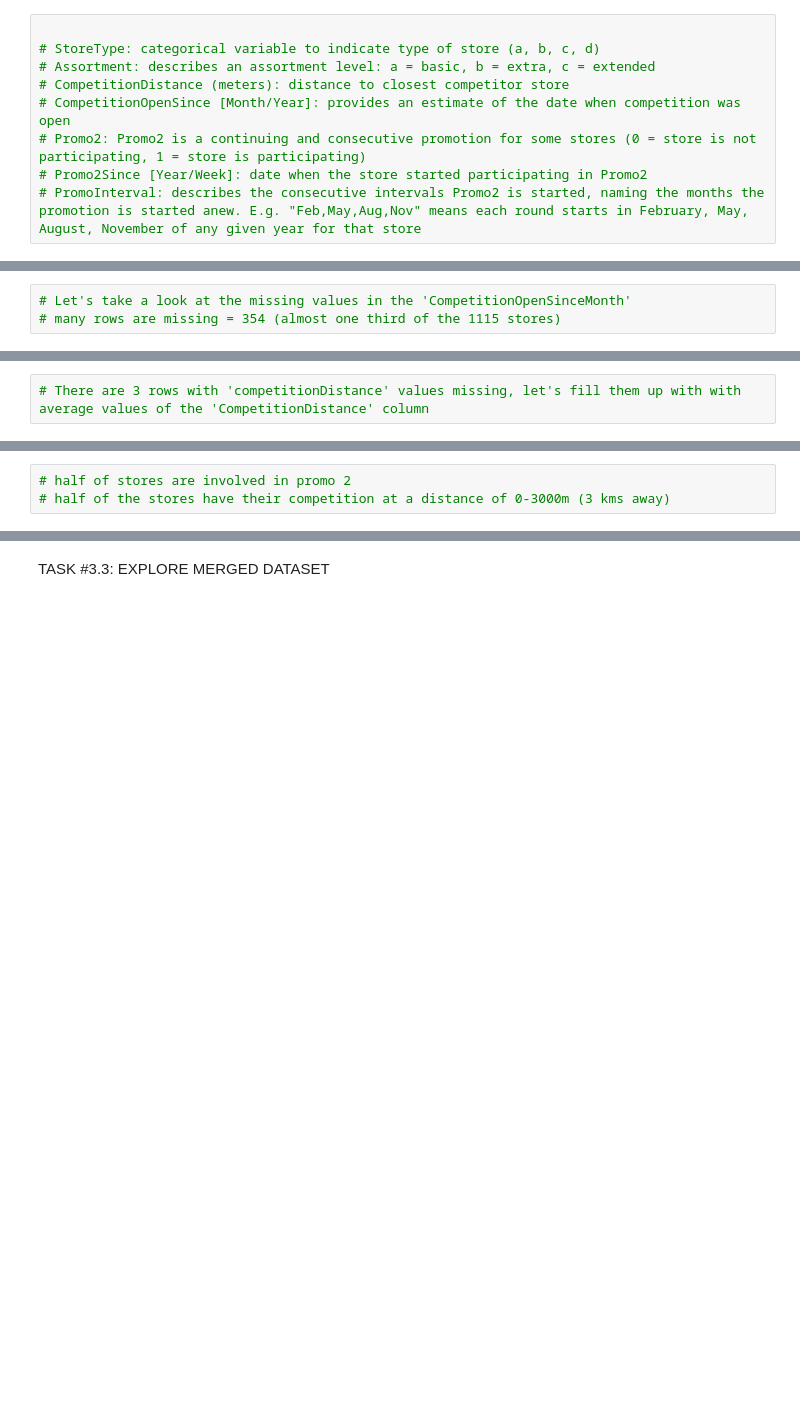
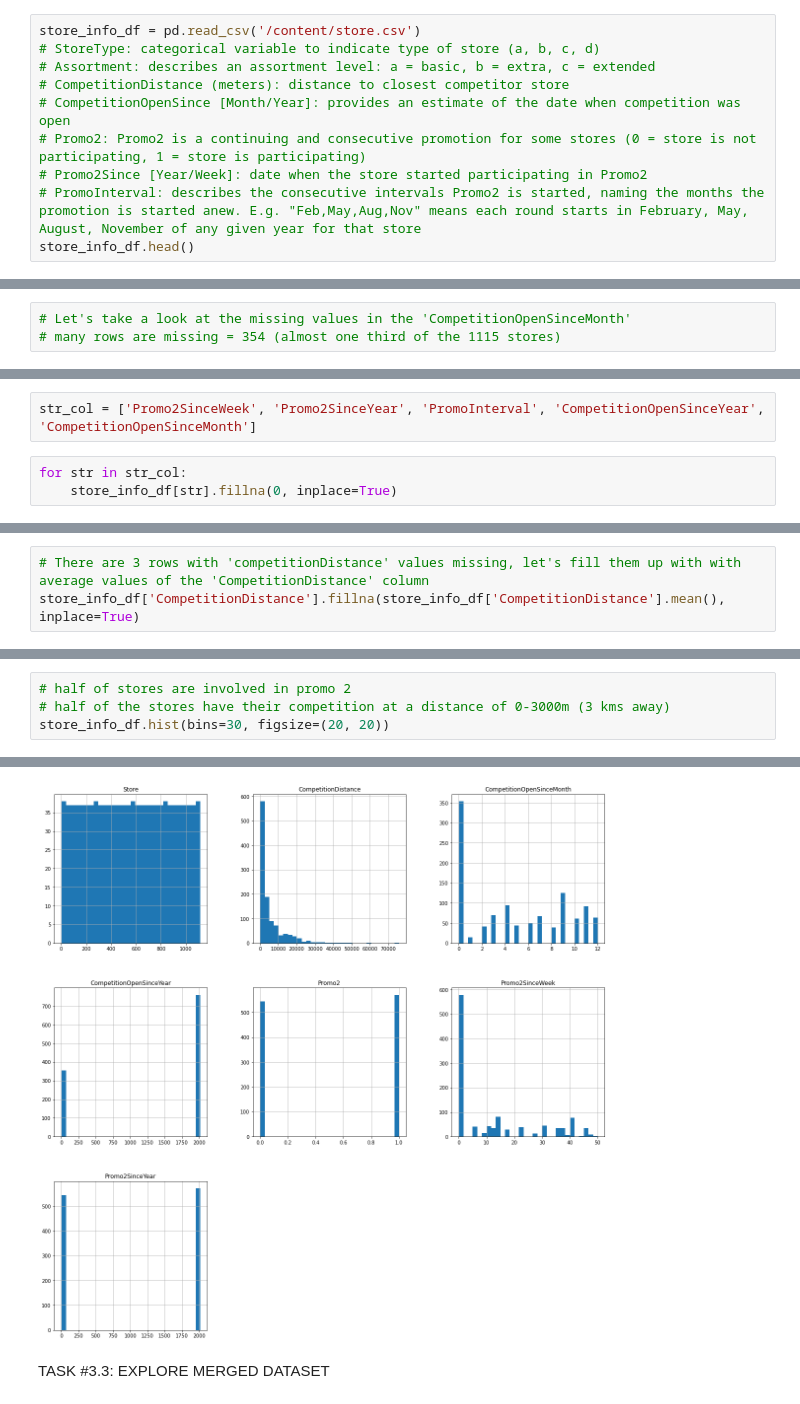
Before and after one commit to aksevenli/Data-Science-for-Business, a Jupyter notebook: Sales_Department_skeleton.ipynb, the cells around one changed output, grey strips where cells are left out. Drawn from its saved outputs; the diff is of its cells as text; blank space fills up the shorter version.

```diff
--- a/Sales_Department_skeleton.ipynb
+++ b/Sales_Department_skeleton.ipynb
@@ -57,7 +105,7 @@ sales_train_df.head(5)
 # %% [markdown]
 TASK #2.2: IMPORT STORE INFORMATION DATA
 # %%
-
+store_info_df = pd.read_csv('/content/store.csv')
 # StoreType: categorical variable to indicate type of store (a, b, c, d)
 # Assortment: describes an assortment level: a = basic, b = extra, c = extended
 # CompetitionDistance (meters): distance to closest competitor store
@@ -65,3 +113,4 @@ TASK #2.2: IMPORT STORE INFORMATION DATA
 # Promo2: Promo2 is a continuing and consecutive promotion for some stores (0 = store is not participating, 1 = store is participating)
 # Promo2Since [Year/Week]: date when the store started participating in Promo2
 # PromoInterval: describes the consecutive intervals Promo2 is started, naming the months the promotion is started anew. E.g. "Feb,May,Aug,Nov" means each round starts in February, May, August, November of any given year for that store
+store_info_df.head()
@@ -111,0 +298,5 @@ TASK #3.2: EXPLORE STORES INFORMATION DATA
+# %%
+str_col = ['Promo2SinceWeek', 'Promo2SinceYear', 'PromoInterval', 'CompetitionOpenSinceYear', 'CompetitionOpenSinceMonth']
+# %%
+for str in str_col:
+    store_info_df[str].fillna(0, inplace=True)
@@ -112,2 +317,3 @@ TASK #3.2: EXPLORE STORES INFORMATION DATA
 # %%
 # There are 3 rows with 'competitionDistance' values missing, let's fill them up with with average values of the 'CompetitionDistance' column
+store_info_df['CompetitionDistance'].fillna(store_info_df['CompetitionDistance'].mean(), inplace=True)
@@ -114,3 +334,5 @@ TASK #3.2: EXPLORE STORES INFORMATION DATA
 # %%
 # half of stores are involved in promo 2
 # half of the stores have their competition at a distance of 0-3000m (3 kms away)
+store_info_df.hist(bins=30, figsize=(20, 20))
+# %% [output]
@@ -117,3 +349,4 @@ TASK #3.2: EXPLORE STORES INFORMATION DATA
+[figure, added]
 # %% [markdown]
 TASK #3.3: EXPLORE MERGED DATASET
 # %%
```
Also changed, not shown: parts of 50 cells of this notebook.
